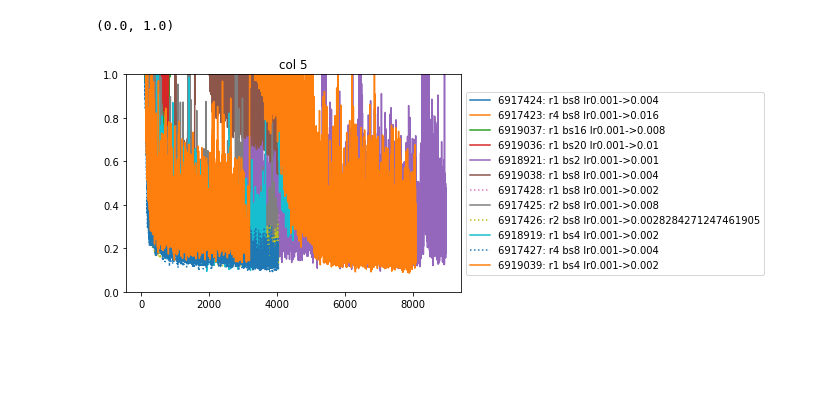
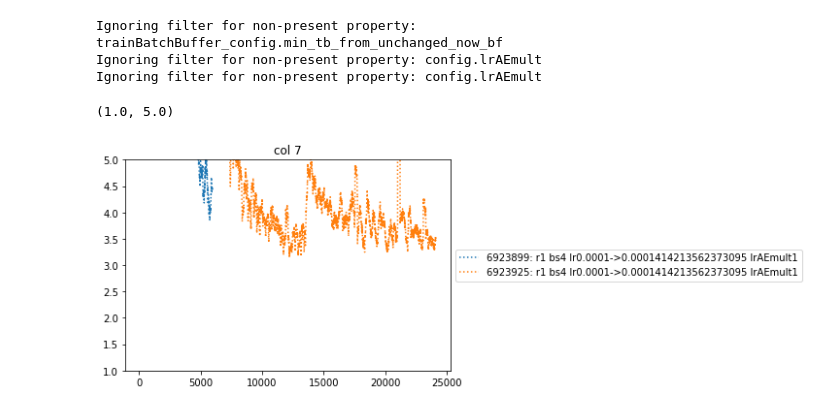
Before and after one commit to Photon-AI-Research/InSituML, a Jupyter notebook: main/ModelHelpers/cINN/notebooks/batchSizes.ipynb, the cells around one changed output. Saved outputs shown, nothing was run; the diff lists cells and outputs as text; code cells hidden in the pictures; blank space fills up the shorter version.

```diff
--- a/main/ModelHelpers/cINN/notebooks/batchSizes.ipynb
+++ b/main/ModelHelpers/cINN/notebooks/batchSizes.ipynb
@@ -117 +161,4 @@ def plotLosses(col, runs=runs, title=None):
+# %%
+#("config.lrAEmult", (5,20,40,80,100,150,200,600,800,1000))
+filt = [("trainBatchBuffer_config.min_tb_from_unchanged_now_bf", ("4",)), ("config.lrAEmult", ("15","20","25"))]
 # %%
@@ -123,6 +170,10 @@ plt.ylim((0,20))
-# %%
-plotLosses(5)
-plt.ylim((0,1))
-# %% [output]
-(0.0, 1.0)
-[figure, removed]
+# %%
+plotLosses(7, runs, smoothWindow=200, filt=filt)
+plt.ylim((1,5))
+#plt.xlim((0,6000))
+# %% [output]
+Ignoring filter for non-present property: trainBatchBuffer_config.min_tb_from_unchanged_now_bf
+Ignoring filter for non-present property: config.lrAEmult
+Ignoring filter for non-present property: config.lrAEmult
+(1.0, 5.0)
+[figure, added]
```
Also changed, not shown: parts of 34 cells of this notebook.
